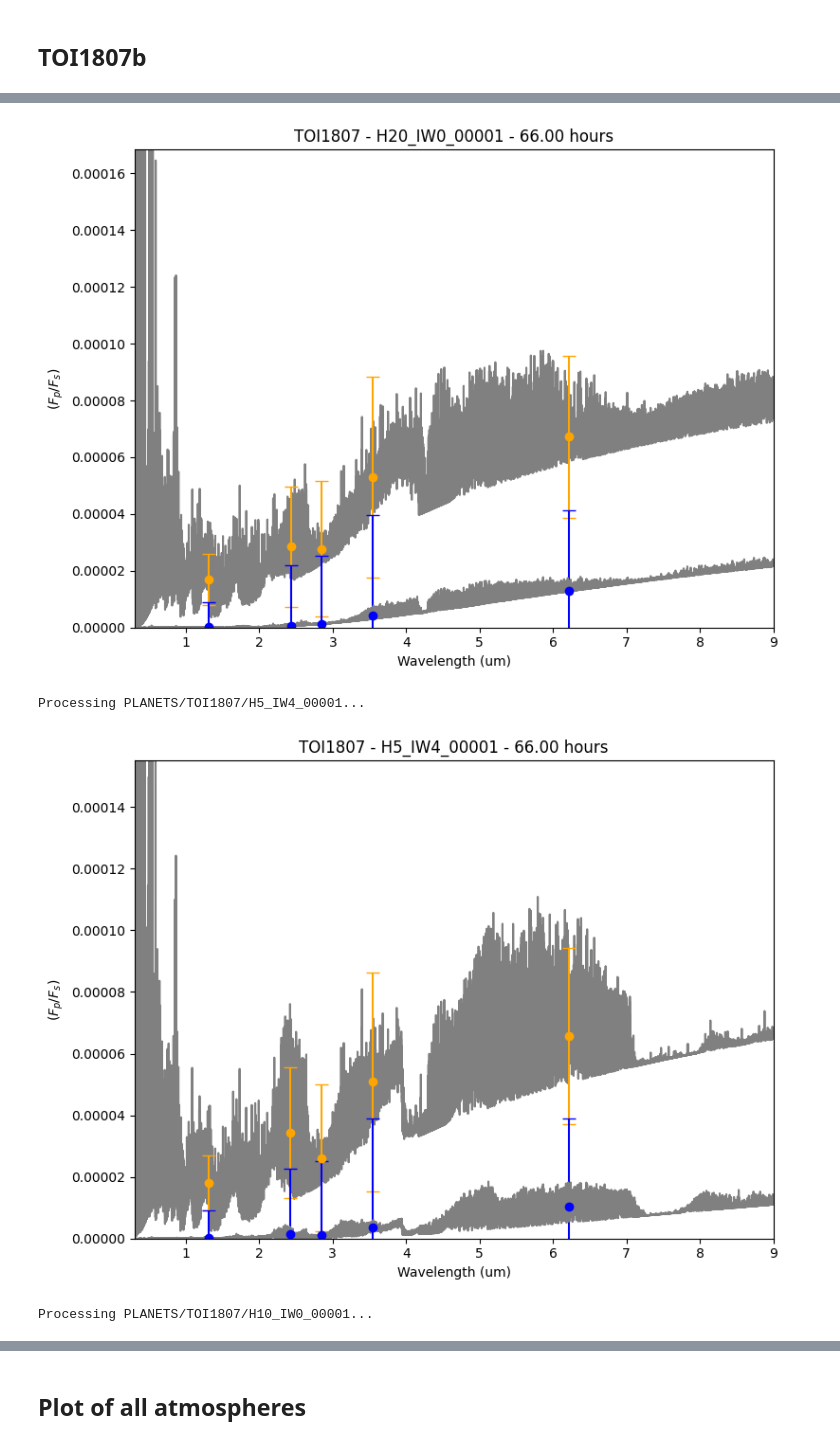
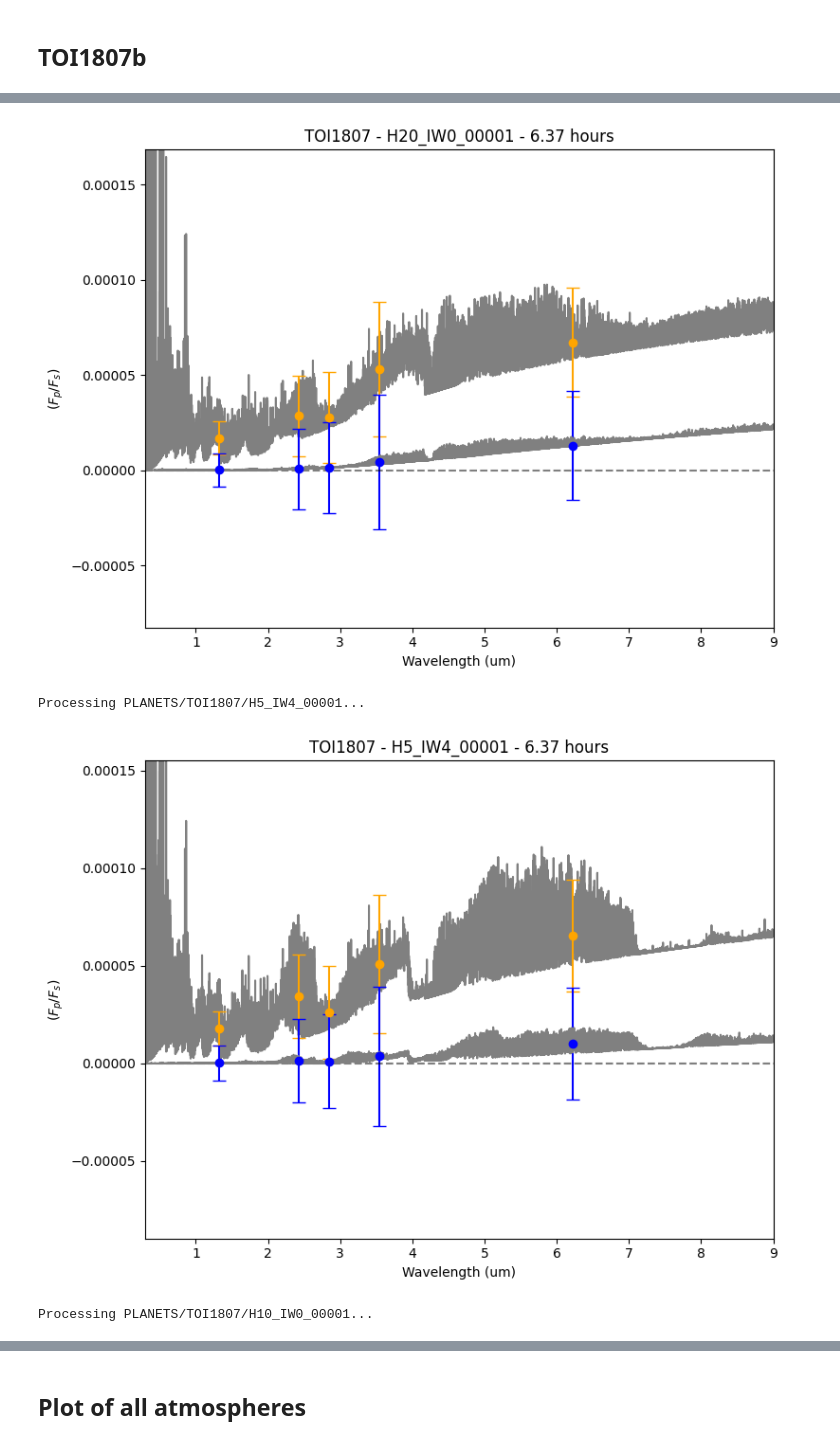
Before and after one commit to lorlo9999/MasterThesis, a Jupyter notebook: RT_final.ipynb, the cells around one changed output, grey strips where cells are left out. Drawn from its saved outputs; the diff is of its cells as text; code cells hidden in the pictures.

Commit message:
Added Transmission Module

```diff
--- a/RT_final.ipynb
+++ b/RT_final.ipynb
@@ -213,6 +228,7 @@ for i, planet in enumerate(planet_names):
 #empty dictionary
 
 planet_all = {'HD3167': {}, 'K2141': {}, 'LHS1478': {}, 'TOI431': {}, 'TOI500': {}, 'TOI561': {}, 'TOI1416': {}, 'TOI1807': {}}
+planet_all_transmission = {'HD3167': {}, 'K2141': {}, 'LHS1478': {}, 'TOI431': {}, 'TOI500': {}, 'TOI561': {}, 'TOI1416': {}, 'TOI1807': {}}
 # %% [markdown]
 ## HD3167b
 # %%
@@ -285,6 +301,7 @@ for folder in os.listdir(f"PLANETS/{name}/"):
         'temp_profile': temp_profile,
         'temp_profile_terminator': temp_profile_terminator,
         'surface_pressure': pmax,
+        'transit_duration': planet_transit[planet_names.index(name)],
         'mixing_ratios': {
             'H2O': H2O_x,
             'CO2': CO2_x,
@@ -351,6 +368,7 @@ for folder in os.listdir(f"PLANETS/{name}/"):
 
     #read-in Ariel noise model
     #check if file exists
+
     if os.path.exists(f"ARIEL/arielrad_{name}/tier2.csv"):
         file = f"ARIEL/arielrad_{name}/tier2.csv"
 
@@ -385,12 +403,12 @@ for folder in os.listdir(f"PLANETS/{name}/"):
     ymax = y_all.max()
 
     pad = 0.0001 * (ymax - ymin)
-    if ymin - pad < 0:
-        plt.ylim(0, ymax + pad)
-    else:
-        plt.ylim(ymin - pad, ymax + pad)
+    #if ymin - pad < 0:
+    #    plt.ylim(0, ymax + pad)
+   # else:
+    plt.ylim(ymin - pad, ymax + pad)
 
-    time = float(planet_period[planet_names.index(name)]) * N * 24 #in hours
+    time = planet_transit[planet_names.index(name)] * (N+1.5) #in hours
 
     #bin down to new points for terminator and substellar profiles
     results_t = bindown_multiple(output_t, noise, wlgrid_t, fpfs_t, transits, name, new_point1, new_point2, new_point3,
@@ -422,6 +440,7 @@ for folder in os.listdir(f"PLANETS/{name}/"):
     plt.xlim(0.3, 9)
     plt.title(f"{name} - {os.path.basename(simulation_folder)} - {time:.2f} hours")
     plt.tight_layout()
+    plt.hlines(y=0, xmin = 0.3, xmax = 9, color='black', linestyle='--', alpha=0.5)
 
     plt.plot(wlgrid_t, fpfs_t, color='gray')
     #plt.errorbar(output_t[0], np.random.normal(output_t[1],noise/np.sqrt(N)), yerr=noise/np.sqrt(10), fmt='o')
@@ -633,12 +863,9 @@ for folder in os.listdir(f"PLANETS/{name}/"):
     ymax = y_all.max()
 
     pad = 0.0001 * (ymax - ymin)
-    if ymin - pad < 0:
-        plt.ylim(0, ymax + pad)
-    else:
-        plt.ylim(ymin - pad, ymax + pad)
+    plt.ylim(ymin - pad, ymax + pad)
 
-    time = float(planet_period[planet_names.index(name)]) * N * 24 #in hours
+    time = planet_transit[planet_names.index(name)] * (N+1.5) #in hours
 
     #bin down to new points for terminator and substellar profiles
     results_t = bindown_multiple(output_t, noise, wlgrid_t, fpfs_t, transits, name, new_point1, new_point2, new_point3,
@@ -668,6 +895,7 @@ for folder in os.listdir(f"PLANETS/{name}/"):
     plt.ylabel("$(F_p/F_s)$")
     #plt.xscale("log")
     plt.xlim(0.3, 9)
+    plt.hlines(y=0, xmin = 0.3, xmax = 9, color='black', linestyle='--', alpha=0.5)
     plt.title(f"{name} - {os.path.basename(simulation_folder)} - {time:.2f} hours")
     plt.tight_layout()
 
@@ -881,12 +1319,9 @@ for folder in os.listdir(f"PLANETS/{name}/"):
     ymax = y_all.max()
 
     pad = 0.0001 * (ymax - ymin)
-    if ymin - pad < 0:
-        plt.ylim(0, ymax + pad)
-    else:
-        plt.ylim(ymin - pad, ymax + pad)
+    plt.ylim(ymin - pad, ymax + pad)
 
-    time = float(planet_period[planet_names.index(name)]) * N * 24 #in hours
+    time = planet_transit[planet_names.index(name)] * (N+1.5) #in hours
 
     #bin down to new points for terminator and substellar profiles
     results_t = bindown_multiple(output_t, noise, wlgrid_t, fpfs_t, transits, name, new_point1, new_point2, new_point3,
@@ -916,6 +1351,7 @@ for folder in os.listdir(f"PLANETS/{name}/"):
     plt.ylabel("$(F_p/F_s)$")
     #plt.xscale("log")
     plt.xlim(0.3, 9)
+    plt.hlines(y=0, xmin = 0.3, xmax = 9, color='black', linestyle='--', alpha=0.5)
     plt.title(f"{name} - {os.path.basename(simulation_folder)} - {time:.2f} hours")
     plt.tight_layout()
 
@@ -1127,12 +1775,9 @@ for folder in os.listdir(f"PLANETS/{name}/"):
     ymax = y_all.max()
 
     pad = 0.0001 * (ymax - ymin)
-    if ymin - pad < 0:
-        plt.ylim(0, ymax + pad)
-    else:
-        plt.ylim(ymin - pad, ymax + pad)
+    plt.ylim(ymin - pad, ymax + pad)
 
-    time = float(planet_period[planet_names.index(name)]) * N * 24 #in hours
+    time = planet_transit[planet_names.index(name)] * (N+1.5) #in hours
 
     #bin down to new points for terminator and substellar profiles
     results_t = bindown_multiple(output_t, noise, wlgrid_t, fpfs_t, transits, name, new_point1, new_point2, new_point3,
@@ -1148,33 +1793,34 @@ for folder in os.listdir(f"PLANETS/{name}/"):
 
     new_points = make_next_level_points(results); new_points_t = make_next_level_points(results_t)
 
     results_level2 = bindown_multiple(output, noise, wlgrid, fpfs, transits, name, *new_points)
     results_level2_t = bindown_multiple(output_t, noise, wlgrid_t, fpfs_t, transits, name, *new_points_t)
 
     # FINAL BINNED POINTS PLOT
     for out in results_level2:
         plt.errorbar(out[2], out[3], yerr=out[4], capsize=5, fmt='o', color='orange')
     for out in results_level2_t:
         plt.errorbar(out[2], out[3], yerr=out[4], capsize=5, fmt='o', color='blue')
 
 
     plt.xlabel("Wavelength (um)")
     plt.ylabel("$(F_p/F_s)$")
     #plt.xscale("log")
     plt.xlim(0.3, 9)
+    plt.hlines(y=0, xmin = 0.3, xmax = 9, color='black', linestyle='--', alpha=0.5)
     plt.title(f"{name} - {os.path.basename(simulation_folder)} - {time:.2f} hours")
     plt.tight_layout()
 
     plt.plot(wlgrid_t, fpfs_t, color='gray')
     #plt.errorbar(output_t[0], np.random.normal(output_t[1],noise/np.sqrt(N)), yerr=noise/np.sqrt(10), fmt='o')
     #plt.errorbar(output_t[0], output_t[1], yerr=noise/np.sqrt(N), capsize=5, fmt='o', color='blue', alpha=0.67)
 
     plt.savefig(f"PLANETS/{name}/{os.path.basename(simulation_folder)}_emission_spectrum_{N}.pdf", format='pdf')
     show()
     close()
 # %% [output]
 Processing PLANETS/TOI1807/H20_IW0_00001...
-[figure, old version]
+[figure, new version]
 Processing PLANETS/TOI1807/H5_IW4_00001...
-[figure, old version]
+[figure, new version]
 Processing PLANETS/TOI1807/H10_IW0_00001...
```
Also changed, not shown: parts of 15 cells of this notebook, 10 other files.
